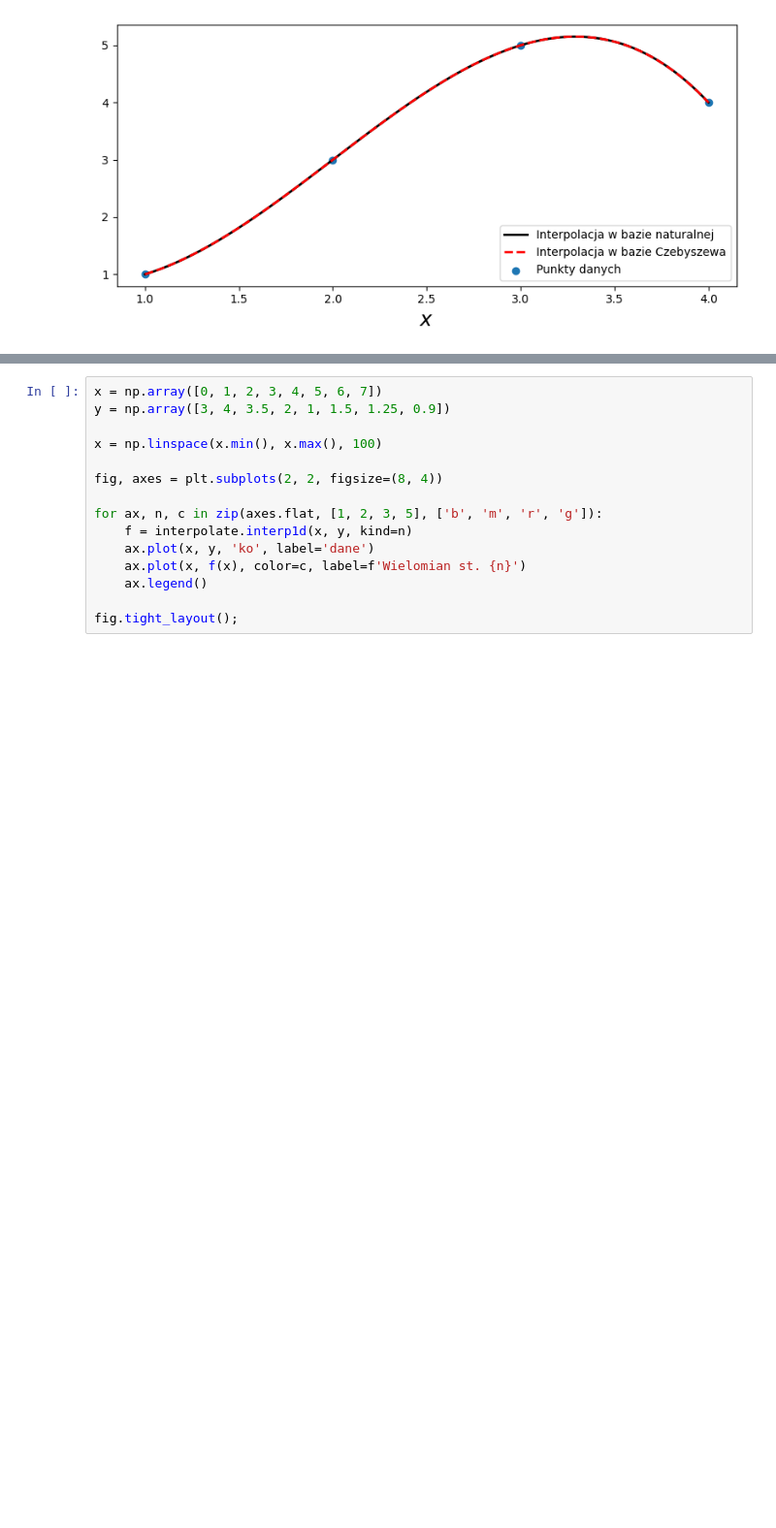
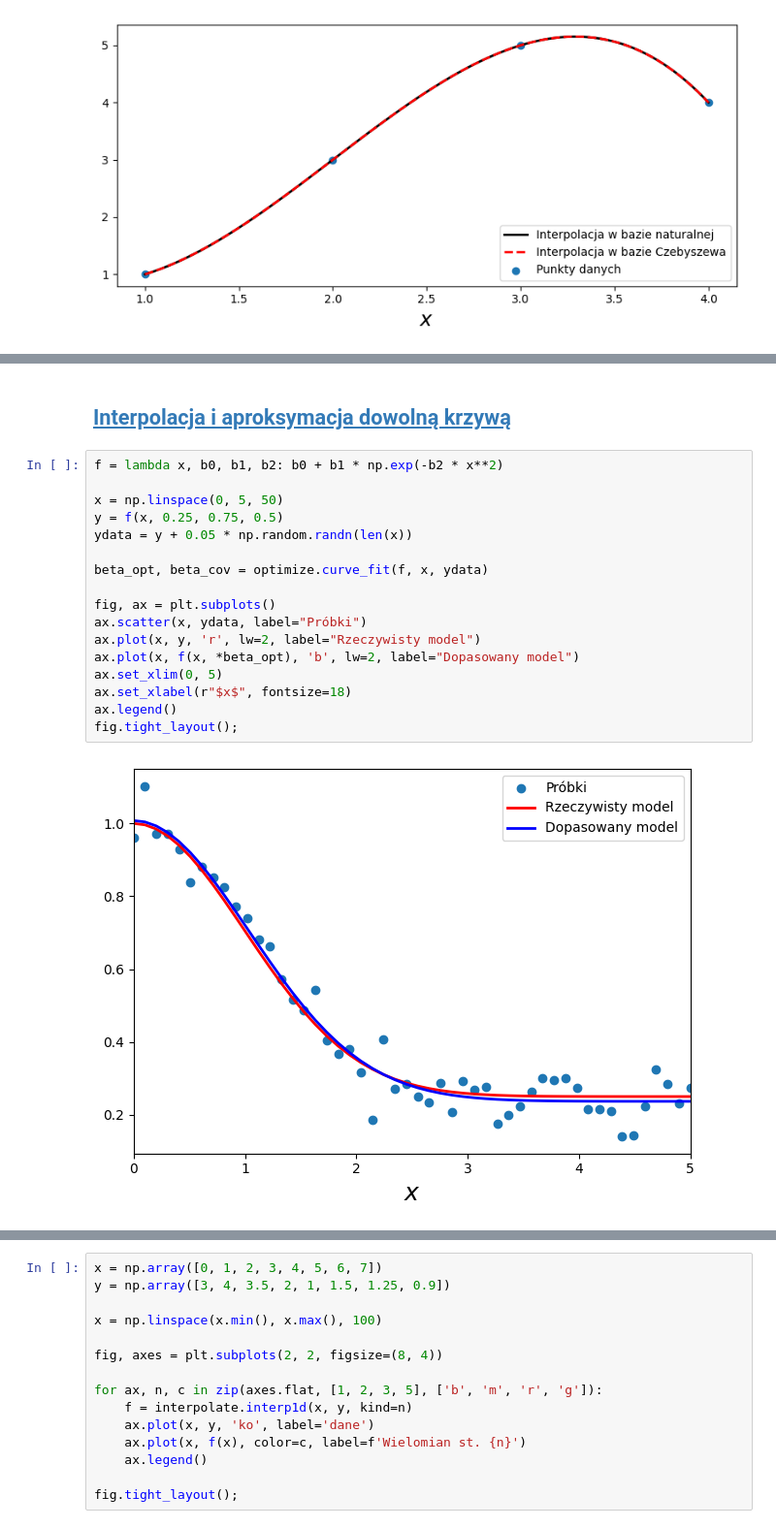
Before and after one commit to antonimarczuk123/Numerical-Python, a Jupyter notebook: Mathematical Python/src-jupyter/r07 - InterpolationAndAproximation.ipynb, the cells around one changed output, grey strips where cells are left out. Shown at 97% size. Cells and saved outputs as stored; diff of their text form; blank space fills up the shorter version.

```diff
--- a/Mathematical Python/src-jupyter/r07 - Interpolation.ipynb
+++ b/Mathematical Python/src-jupyter/r07 - InterpolationAndAproximation.ipynb
@@ -185 +187,22 @@ ax.set_xlabel(r"$x$", fontsize=18);
+# %% [markdown]
+## <a id='toc1_3_'></a>[Interpolacja i aproksymacja dowolną krzywą](#toc0_)
+# %%
+f = lambda x, b0, b1, b2: b0 + b1 * np.exp(-b2 * x**2)
+
+x = np.linspace(0, 5, 50)
+y = f(x, 0.25, 0.75, 0.5)
+ydata = y + 0.05 * np.random.randn(len(x))
+
+beta_opt, beta_cov = optimize.curve_fit(f, x, ydata)
+
+fig, ax = plt.subplots()
+ax.scatter(x, ydata, label="Próbki")
+ax.plot(x, y, 'r', lw=2, label="Rzeczywisty model")
+ax.plot(x, f(x, *beta_opt), 'b', lw=2, label="Dopasowany model")
+ax.set_xlim(0, 5)
+ax.set_xlabel(r"$x$", fontsize=18)
+ax.legend()
+fig.tight_layout();
+# %% [output]
+[figure, added]
 # %% [markdown]
```
Also changed, not shown: parts of 6 cells of this notebook, 3 other files.
